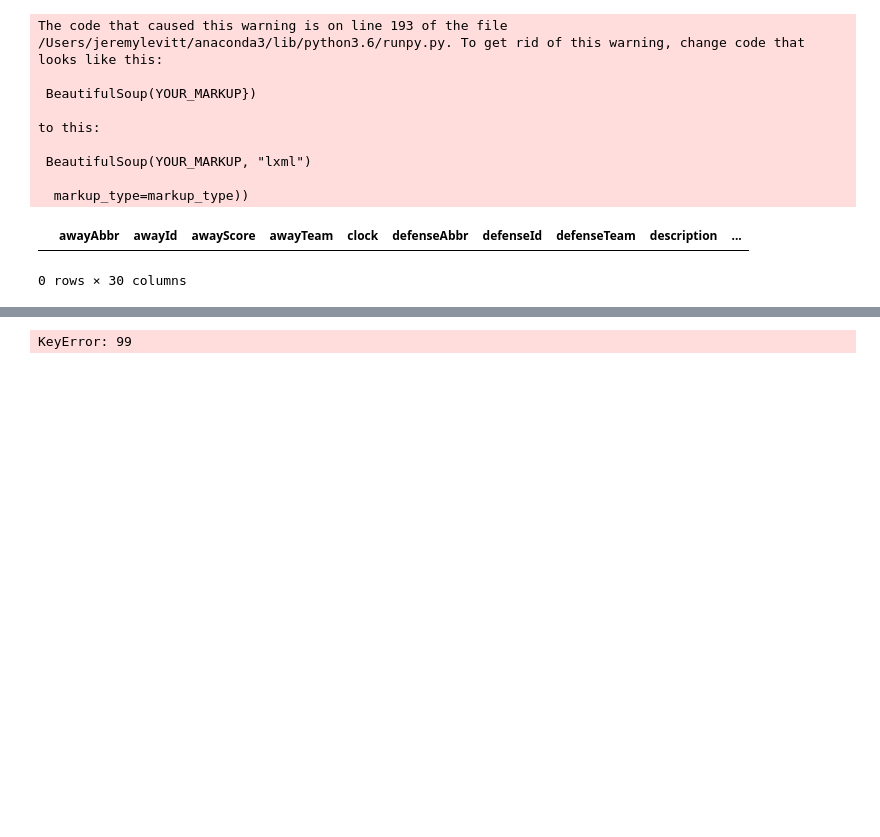
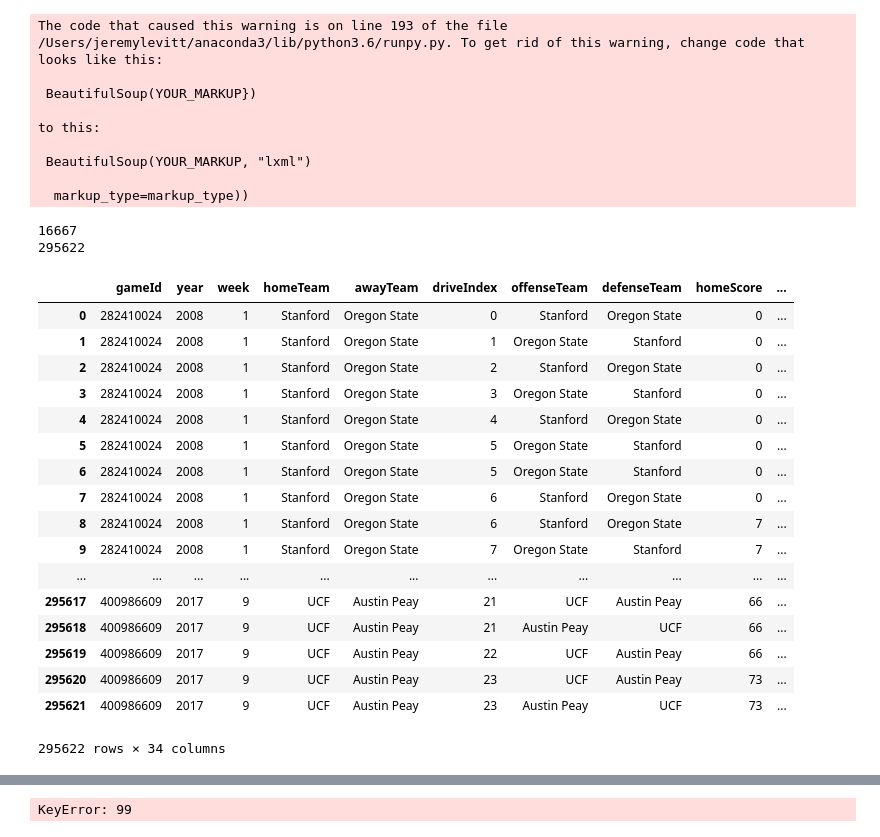
Before and after one commit to ntran16/CalFootball_4thDown, a Jupyter notebook: find_possession_value.ipynb, the cells around one changed output, grey strips where cells are left out. Drawn from its saved outputs; the diff is of its cells as text; code cells hidden in the pictures; blank space fills up the shorter version.

```diff
--- a/find_possession_value.ipynb
+++ b/find_possession_value.ipynb
@@ -37,17 +66,8 @@ badyard = ~((pxp['yrdline100']>=100)|(pxp['yrdline100']<=0))
 # possession_values = cf.get_possession_value(ko_and_pos)
 # %%
 game_data, rating_data, pxp_data = matchup.get_ratings()
-games_compared, matchup_pxp = matchup.most_similar(off_rating = CAL_OFF, def_rating = OPP_DEF, n = 100, game_data = game_data, rating_data = rating_data, pxp_data=pxp_data)
-for list_ in games_compared:
-    away_team = list_[0]
-    home_team = list_[1]
-    year = list_[2]
-    if list_[3]:
-        #home team should be on offense, delete all rows of pxp that have hometeam on defense
-        matchup_pxp = matchup_pxp[((matchup_pxp['offenseTeam'] != away_team) & (matchup_pxp['defenseTeam'] != home_team) & (matchup_pxp['year'] != year))]
-    else:
-        matchup_pxp = matchup_pxp[((matchup_pxp['offenseTeam'] != home_team) & (matchup_pxp['defenseTeam'] != away_team) & (matchup_pxp['year'] != year))]
-matchup_pxp
+games_compared, matchup_pxp = matchup.most_similar(off_rating = CAL_OFF, def_rating = OPP_DEF, n = 10, game_data = game_data, rating_data = rating_data, pxp_data=pxp_data)
+
 #matchup_pxp = cf.extract_data(matchup_pxp)
 #matchup_pxp
 # %% [output]
@@ -60,5 +80,3 @@ to this:
  BeautifulSoup(YOUR_MARKUP, "lxml")
 
   markup_type=markup_type))
-|  | awayAbbr | awayId | awayScore | awayTeam | clock | defenseAbbr | defenseId | defenseTeam | description | ... |
-0 rows × 30 columns
@@ -65 +162,65 @@ to this:
+# %%
+
+def extract_kickoffs_and_possessions(pxp):
+
+    ko_mask = pxp['type'].isin(['Kickoff', 'Kickoff Return (Defense)','Kickoff Return Touchdown','Kickoff Return (Offense)'])
+    kickoffs = pxp.loc[ko_mask]
+    # Exclude kickoffs and XPs and groupby GameID and Drive
+    xp_mask = pxp['type'].isin(['Extra Point Good','Blocked PAT','Extra Point Missed','No Play'])
+    game_drives = pxp.loc[~ko_mask & ~xp_mask].groupby(['gameId', 'driveIndex'])
+
+    poss_starts = game_drives.head(1)
+
+    # Concatenate kickoffs and first plays, sort, and reindex
+    ko_and_poss = pd.concat([kickoffs, poss_starts])\
+            .sort_values(['gameId', 'driveIndex', 'index'], na_position='first')
+    ko_and_poss.reset_index(drop=True, inplace=True)
+
+    # Extract game halves
+    game_halves = ko_and_poss.groupby(['gameId', 'half'])
+    print(str(len(game_halves)))
+    print(str(len(ko_and_poss)))
+    # Compute changes in the scores.  + for Home and - for Away. Aka if the away team score then -7
+    score_change = game_halves['homeScore'].diff() - game_halves['awayScore'].diff()
+    ko_and_poss['score_change'] = score_change
+    # Backfill the score change so that each possession now has a value for next score in the game (when does the next score come)
+    ko_and_poss['NextScore'] = score_change.fillna(0).replace(to_replace=0., method='bfill')
+#     ko_and_poss.loc[ko_and_poss['Touchdown']==1, 'NextScore'] = ko_and_poss['NextScore']/ko_and_poss['NextScore']*7
+
+    # Determine if the possessing team is home or away
+    posteam = ko_and_poss['offenseTeam']
+    hometeam = ko_and_poss['homeTeam']
+    awayteam = ko_and_poss['awayTeam']
+    ko_and_poss['posteam_is_home'] = (posteam == hometeam).astype(int)
+    ko_and_poss['posteam_is_away'] = (posteam == awayteam).astype(int)
+    # NextScore is unchanged if posteam == hometeam and negated if posteam == awayteam
+    ko_and_poss['PossessionValue'] = ko_and_poss['NextScore'] * \
+        (ko_and_poss['posteam_is_home'] - ko_and_poss['posteam_is_away'])
+
+    return ko_and_poss
+# %%
+ko_and_poss = extract_kickoffs_and_possessions(pxp)
+
+ko_and_poss
+# %% [output]
+16667
+295622
+|  | gameId | year | week | homeTeam | awayTeam | driveIndex | offenseTeam | defenseTeam | homeScore | ... |
+| 0 | 282410024 | 2008 | 1 | Stanford | Oregon State | 0 | Stanford | Oregon State | 0 | ... |
+| 1 | 282410024 | 2008 | 1 | Stanford | Oregon State | 1 | Oregon State | Stanford | 0 | ... |
+| 2 | 282410024 | 2008 | 1 | Stanford | Oregon State | 2 | Stanford | Oregon State | 0 | ... |
+| 3 | 282410024 | 2008 | 1 | Stanford | Oregon State | 3 | Oregon State | Stanford | 0 | ... |
+| 4 | 282410024 | 2008 | 1 | Stanford | Oregon State | 4 | Stanford | Oregon State | 0 | ... |
+| 5 | 282410024 | 2008 | 1 | Stanford | Oregon State | 5 | Oregon State | Stanford | 0 | ... |
+| 6 | 282410024 | 2008 | 1 | Stanford | Oregon State | 5 | Oregon State | Stanford | 0 | ... |
+| 7 | 282410024 | 2008 | 1 | Stanford | Oregon State | 6 | Stanford | Oregon State | 0 | ... |
+| 8 | 282410024 | 2008 | 1 | Stanford | Oregon State | 6 | Stanford | Oregon State | 7 | ... |
+| 9 | 282410024 | 2008 | 1 | Stanford | Oregon State | 7 | Oregon State | Stanford | 7 | ... |
+| ... | ... | ... | ... | ... | ... | ... | ... | ... | ... | ... |
+| 295617 | 400986609 | 2017 | 9 | UCF | Austin Peay | 21 | UCF | Austin Peay | 66 | ... |
+| 295618 | 400986609 | 2017 | 9 | UCF | Austin Peay | 21 | Austin Peay | UCF | 66 | ... |
+| 295619 | 400986609 | 2017 | 9 | UCF | Austin Peay | 22 | UCF | Austin Peay | 66 | ... |
+| 295620 | 400986609 | 2017 | 9 | UCF | Austin Peay | 23 | UCF | Austin Peay | 73 | ... |
+| 295621 | 400986609 | 2017 | 9 | UCF | Austin Peay | 23 | Austin Peay | UCF | 73 | ... |
+295622 rows × 34 columns
 # %%
```
Also changed, not shown: parts of 9 cells of this notebook, 6 other files.
